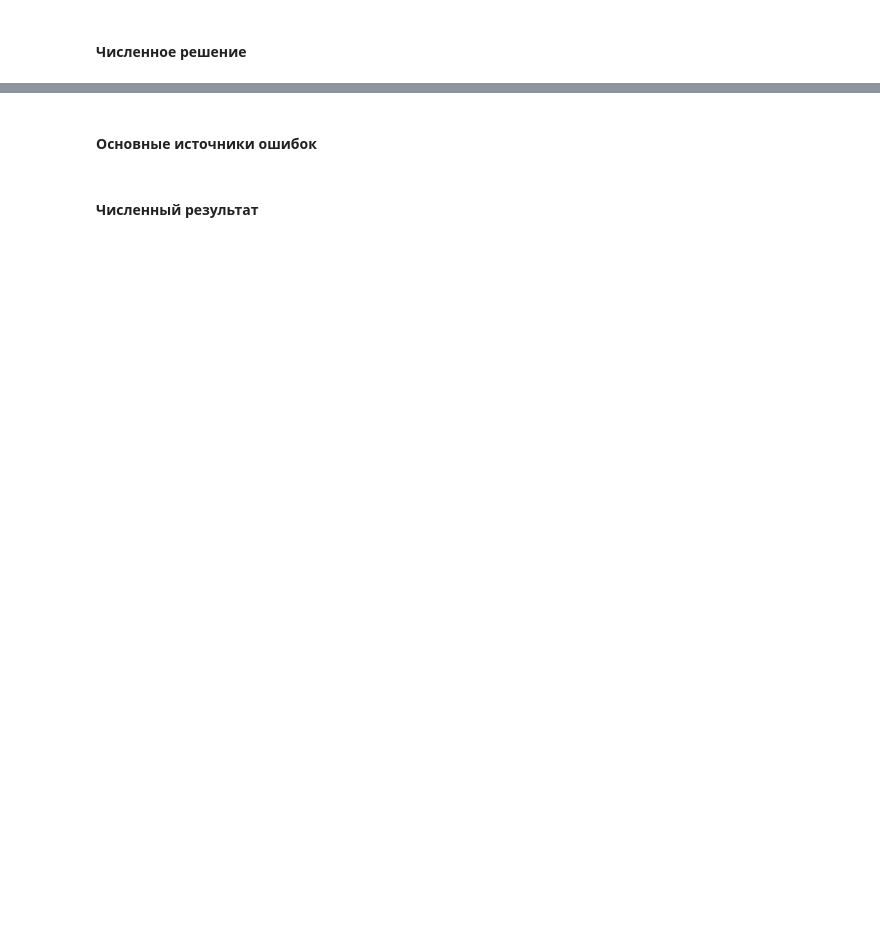
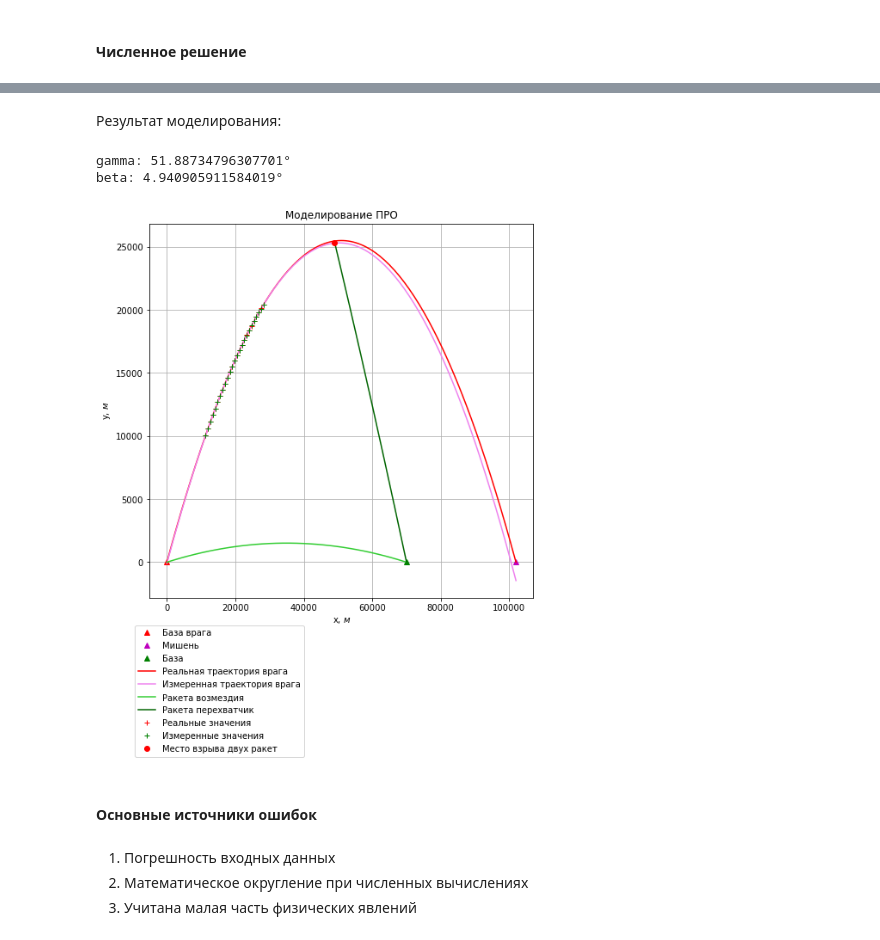
Before and after one commit to Gusarov2906/MathModeling_Course, a Jupyter notebook: Lab3/Lab3.ipynb, the cells around one changed output, grey strips where cells are left out. Saved outputs shown, nothing was run; the diff lists cells and outputs as text; code cells hidden in the pictures; blank space fills up the shorter version.

```diff
--- a/Lab3/Lab3.ipynb
+++ b/Lab3/Lab3.ipynb
@@ -50,0 +191,6 @@ $\gamma - ?$
+# %%
+import random
+
+def get_y_with_eps(y):
+    eps = 20
+    return random.normalvariate(y, eps)
@@ -50,0 +199,6 @@ $\gamma - ?$
+# %%
+import math
+g = 9.80665
+
+def calc_alpha(L, v):
+    return math.asin(L*g/(v*v))/2
@@ -51,4 +331,16 @@ $\gamma - ?$
+# %% [markdown]
+Результат моделирования:
+# %%
+all_graphs(1000, 2000, 70000, 47)
+# %% [output]
+gamma: 51.88734796307701°
+beta: 4.940905911584019°
+[figure, added]
 # %% [markdown]
 #### Основные источники ошибок
-# %% [markdown]
-#### Численный результат
+# %% [markdown]
+<ol>
+<li>Погрешность входных данных</li>
+<li>Математическое округление при численных вычислениях</li>
+<li>Учитана малая часть физических явлений</li>
+</ol>
```
Also changed, not shown: parts of 43 cells of this notebook.
